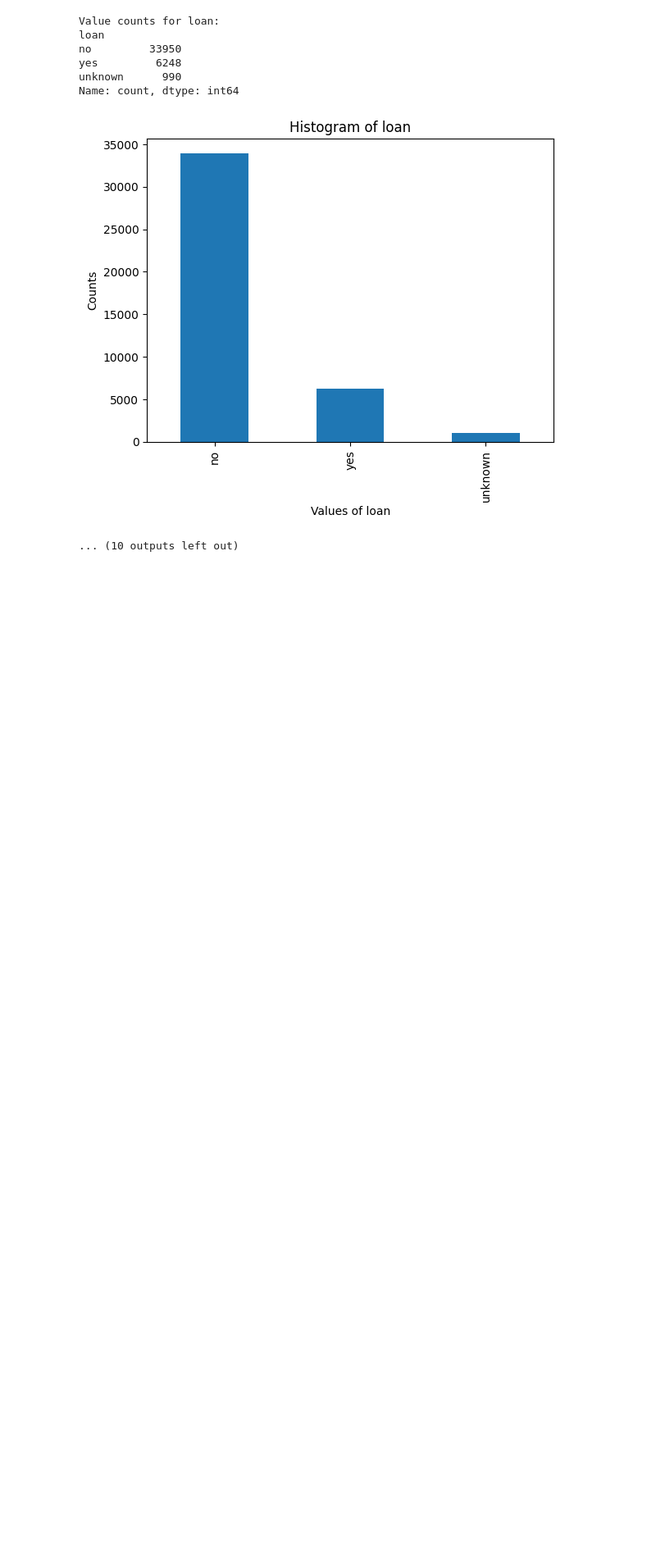
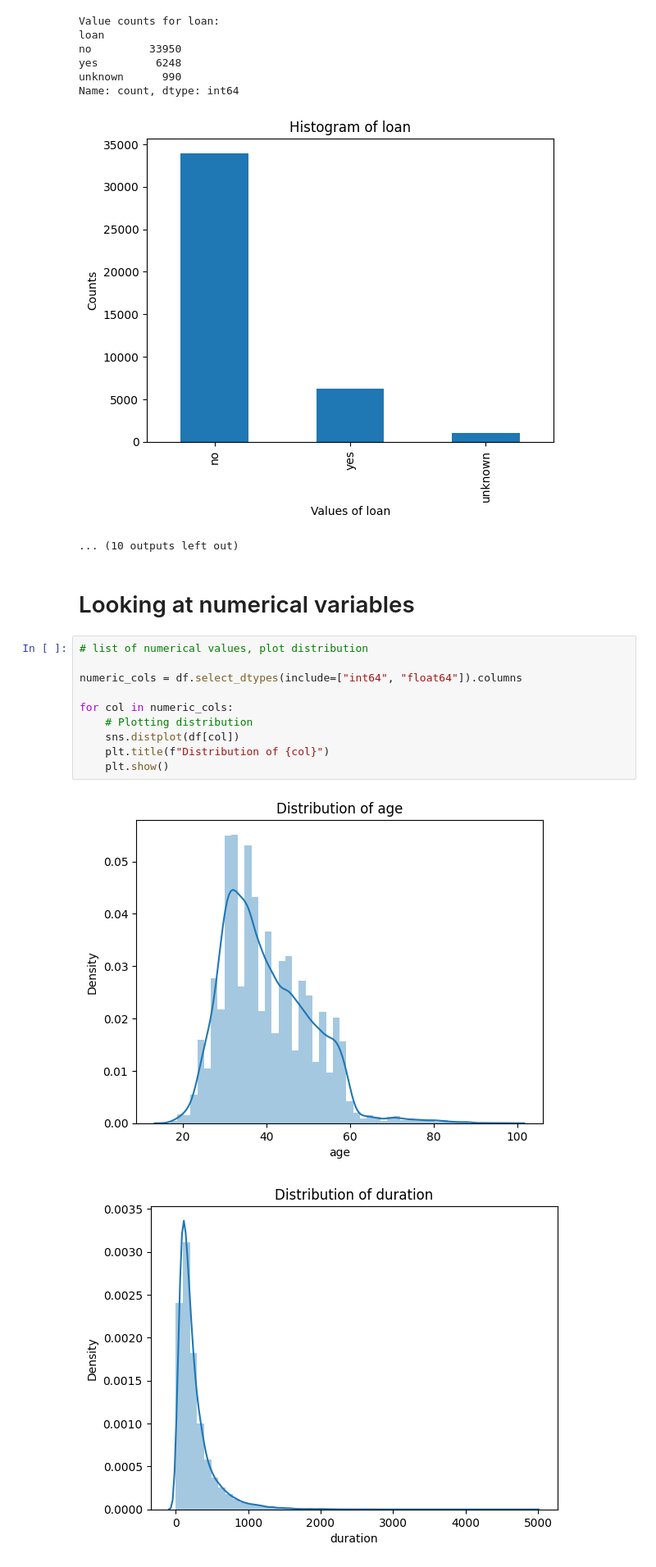
Before and after one commit to McGill-MMA-EnterpriseAnalytics/fourchetteurs, a Jupyter notebook: EDA.ipynb, the cells around one changed output. Shown at 82% size. Cells and saved outputs as stored; diff of their text form; blank space fills up the shorter version.

```diff
--- a/EDA.ipynb
+++ b/EDA.ipynb
@@ -196,3 +196,18 @@ unknown      990
 Name: count, dtype: int64
 [figure]
 ... (10 outputs left out)
+# %% [markdown]
+# Looking at numerical variables
+# %%
+# list of numerical values, plot distribution
+
+numeric_cols = df.select_dtypes(include=["int64", "float64"]).columns
+
+for col in numeric_cols:
+    # Plotting distribution
+    sns.distplot(df[col])
+    plt.title(f"Distribution of {col}")
+    plt.show()
+# %% [output]
+[figure, added]
+[figure, added]
```
Also changed, not shown: parts of 27 cells of this notebook.
